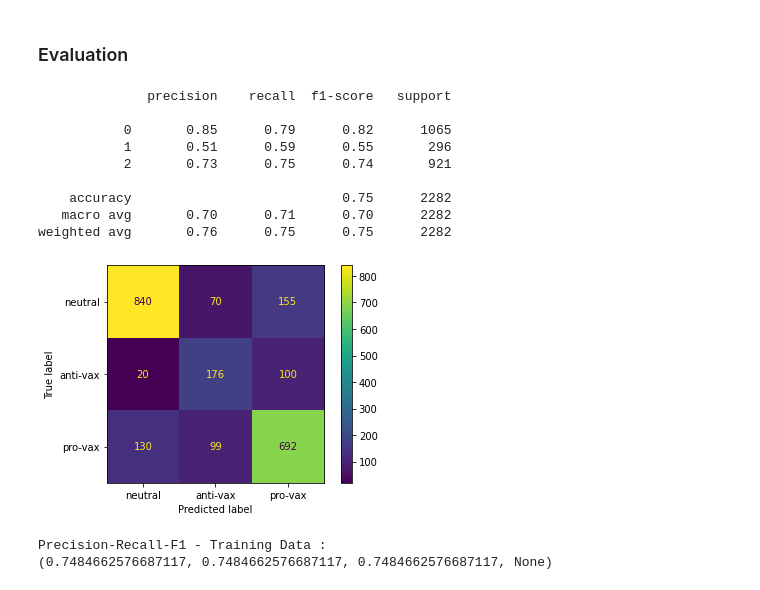
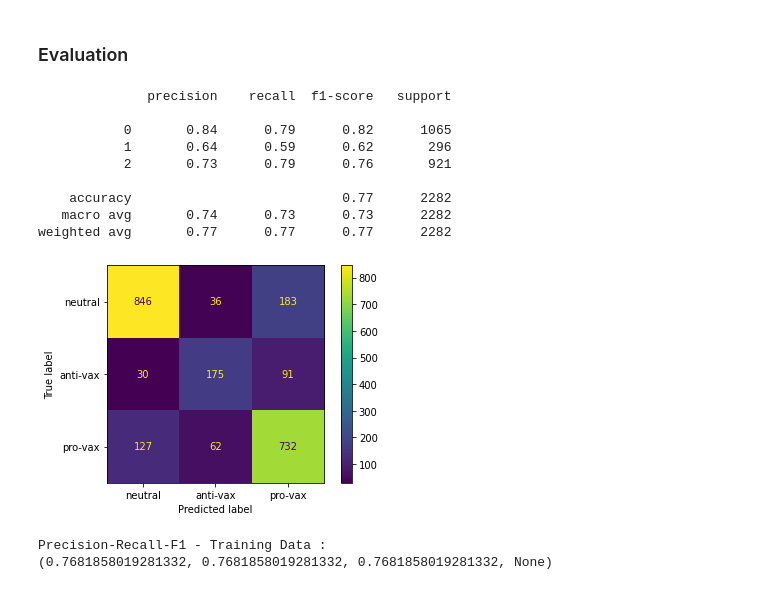
Before and after one commit to nefelitav/vaccine-sentiment-classifier, a Jupyter notebook: notebooks/bert.ipynb, the cells around one changed output. Drawn from its saved outputs; the diff is of its cells as text; code cells hidden in the pictures.

```diff
--- a/notebooks/bert.ipynb
+++ b/notebooks/bert.ipynb
@@ -172,7 +167,6 @@ for row in dev_df['tweet']:
 label_dev = dev_df["label"].tolist()
 # %%
 # convert lists to tensors
-
 train_inputs = torch.tensor(input_ids)
 dev_inputs = torch.tensor(input_ids_dev)
 
@@ -183,7 +177,7 @@ train_labels = torch.tensor(label)
 dev_labels = torch.tensor(label_dev)
 
 # create datasets, dataloaders
-BATCH_SIZE = 32
+BATCH_SIZE = 16
 train_dataset = torch.utils.data.TensorDataset(train_inputs, train_masks, train_labels)
 train_dataloader = torch.utils.data.DataLoader(train_dataset, batch_size=BATCH_SIZE, shuffle=True)
 
@@ -192,15 +186,15 @@ validation_dataloader = torch.utils.data.DataLoader(validation_dataset, batch_si
 # %% [markdown]
 ## Configurations
 # %%
-#Define Hyperparameters
-learning_rate = 1e-4
+# Define Hyperparameters
+learning_rate = 1e-5
 
-#Initialize model, optimizer
+# Initialize model, optimizer
 model = BertForSequenceClassification.from_pretrained("bert-base-uncased", num_labels = 3, problem_type="multi_label_classification").to(device)
 criterion = nn.CrossEntropyLoss().to(device)
 optimizer = optim.Adam(model.parameters(), lr=learning_rate)#, weight_decay=0.001)
 
-clip = 1
-
-#model
+clip = 3
+EPOCHS = 3
+model
 # %% [output]
@@ -212,10 +223,9 @@ You should probably TRAIN this model on a down-stream task to be able to use it
 # %%
 epoch_loss = []
-epoch_loss_dev = []
 epoch_acc = []
 epoch_acc_dev = []
 
-for epoch in range(1):
+for epoch in range(EPOCHS):
 
   batch_losses = []
   batch_acc = 0
@@ -247,7 +257,6 @@ for epoch in range(1):
 
   # validation
   with torch.no_grad():
-    batch_losses_dev = []
     batch_acc_dev = 0
     # sets the mode to testing
     model.eval()
@@ -258,8 +267,6 @@ for epoch in range(1):
         label = label.to('cpu')
         logits = model(inputs, token_type_ids=None, attention_mask=masks)[0]
         logits = logits.detach().cpu()
-        loss = criterion(logits, label)
-        batch_losses_dev.append(loss)
         # number of labels
         total_dev += label.size(0)
         # correct predictions
@@ -271,12 +278,10 @@ for epoch in range(1):
   accuracy_dev = batch_acc_dev/total_dev
 
   train_loss = sum(batch_losses)/len(train_dataloader)
-  valid_loss = sum(batch_losses_dev)/len(validation_dataloader)
 
   epoch_loss.append(train_loss)
-  epoch_loss_dev.append(valid_loss)
   epoch_acc.append(accuracy)
   epoch_acc_dev.append(accuracy_dev)
 
-  print(f"Epoch {epoch:3}: | Train Loss = {train_loss:.5f} | Train Accuracy = {accuracy:.5f} | Validation Loss = {valid_loss:.5f} | Validation Accuracy = {accuracy_dev:.5f} ")
+  print(f"Epoch {epoch:3}: | Train Loss = {train_loss:.5f} | Train Accuracy = {accuracy:.5f} | Validation Accuracy = {accuracy_dev:.5f} ")
 # %% [output]
@@ -285,7 +292,7 @@ Epoch   0: | Train Loss = 0.42662 | Train Accuracy = 0.69645 | Validation Loss =
 ### Evaluation
 # %%
 pred = []
-true_pred = []
+true_label = []
 with torch.no_grad():
   model.eval()
   for (inputs, masks, label) in validation_dataloader:
@@ -296,32 +303,32 @@ with torch.no_grad():
     logits = logits.detach().cpu()
     _,pred_label = torch.max(logits, dim = 1)
     pred.append(pred_label)
-    true_pred.extend(label.tolist())
+    true_label.extend(label.tolist())
 
 pred = torch.cat(pred, 0).cpu()
-print(classification_report(torch.tensor(true_pred), pred))
+print(classification_report(torch.tensor(true_label), pred))
 # %% [output]
               precision    recall  f1-score   support
 
-           0       0.85      0.79      0.82      1065
-           1       0.51      0.59      0.55       296
-           2       0.73      0.75      0.74       921
+           0       0.84      0.79      0.82      1065
+           1       0.64      0.59      0.62       296
+           2       0.73      0.79      0.76       921
 
-    accuracy                           0.75      2282
-   macro avg       0.70      0.71      0.70      2282
-weighted avg       0.76      0.75      0.75      2282
+    accuracy                           0.77      2282
+   macro avg       0.74      0.73      0.73      2282
+weighted avg       0.77      0.77      0.77      2282
 # %%
 target_names = ['neutral', 'anti-vax', 'pro-vax']
 
-cm = confusion_matrix(torch.tensor(true_pred), pred)
+cm = confusion_matrix(torch.tensor(true_label), pred)
 disp = ConfusionMatrixDisplay(confusion_matrix=cm, display_labels=target_names)
 disp.plot()
 plt.show()
 # %% [output]
-[figure, old version]
+[figure, new version]
 # %%
 print("Precision-Recall-F1 - Training Data :")
-print(precision_recall_fscore_support(torch.tensor(true_pred), pred, average='micro'))
+print(precision_recall_fscore_support(torch.tensor(true_label), pred, average='micro'))
 # %% [output]
 Precision-Recall-F1 - Training Data :
-(0.7484662576687117, 0.7484662576687117, 0.7484662576687117, None)
+(0.7681858019281332, 0.7681858019281332, 0.7681858019281332, None)
```
Also changed, not shown: parts of 12 cells of this notebook, 1 other file.
